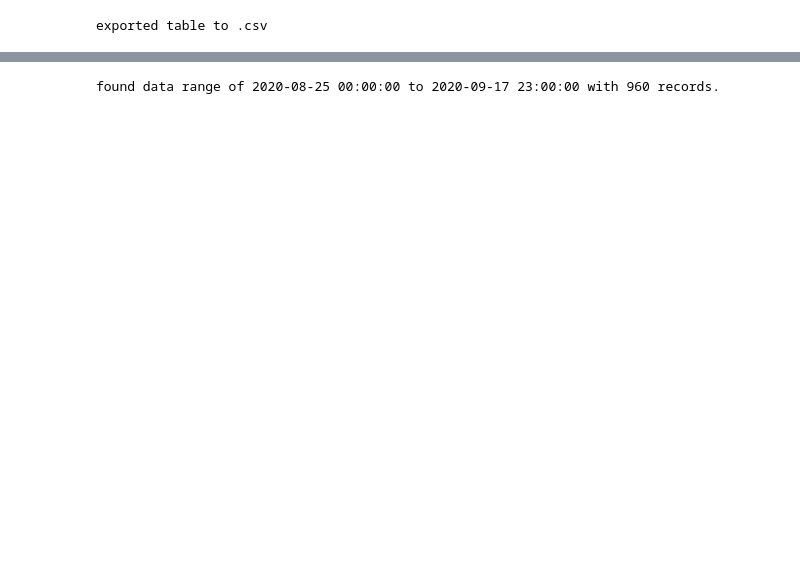
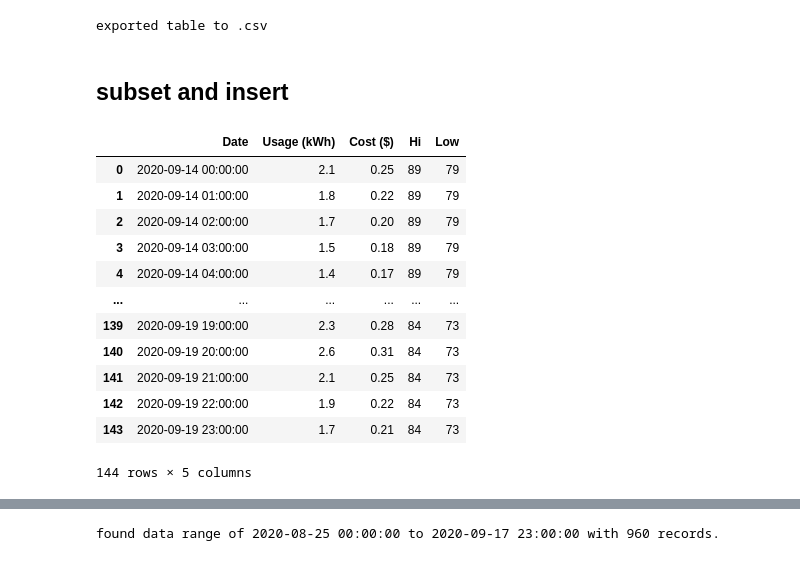
Before and after one commit to stevenhurwitt/reliant-scrape, a Jupyter notebook: usage_data.ipynb, the cells around one changed output, grey strips where cells are left out. Cells and saved outputs as stored; diff of their text form; code cells hidden in the pictures; blank space fills up the shorter version.

```diff
--- a/usage_data.ipynb
+++ b/usage_data.ipynb
@@ -154,2 +173,22 @@ print('exported table to .csv')
 # %% [output]
 exported table to .csv
+# %% [markdown]
+## subset and insert
+# %%
+new2 = pd.read_csv('daily_usage_09212020.csv')
+new2.Date = pd.to_datetime(new2.Date)
+new2
+# %% [output]
+|  | Date | Usage (kWh) | Cost ($) | Hi | Low |
+| 0 | 2020-09-14 00:00:00 | 2.1 | 0.25 | 89 | 79 |
+| 1 | 2020-09-14 01:00:00 | 1.8 | 0.22 | 89 | 79 |
+| 2 | 2020-09-14 02:00:00 | 1.7 | 0.20 | 89 | 79 |
+| 3 | 2020-09-14 03:00:00 | 1.5 | 0.18 | 89 | 79 |
+| 4 | 2020-09-14 04:00:00 | 1.4 | 0.17 | 89 | 79 |
+| ... | ... | ... | ... | ... | ... |
+| 139 | 2020-09-19 19:00:00 | 2.3 | 0.28 | 84 | 73 |
+| 140 | 2020-09-19 20:00:00 | 2.6 | 0.31 | 84 | 73 |
+| 141 | 2020-09-19 21:00:00 | 2.1 | 0.25 | 84 | 73 |
+| 142 | 2020-09-19 22:00:00 | 1.9 | 0.22 | 84 | 73 |
+| 143 | 2020-09-19 23:00:00 | 1.7 | 0.21 | 84 | 73 |
+144 rows × 5 columns
```
Also changed, not shown: parts of 24 cells of this notebook, 9 other files.
